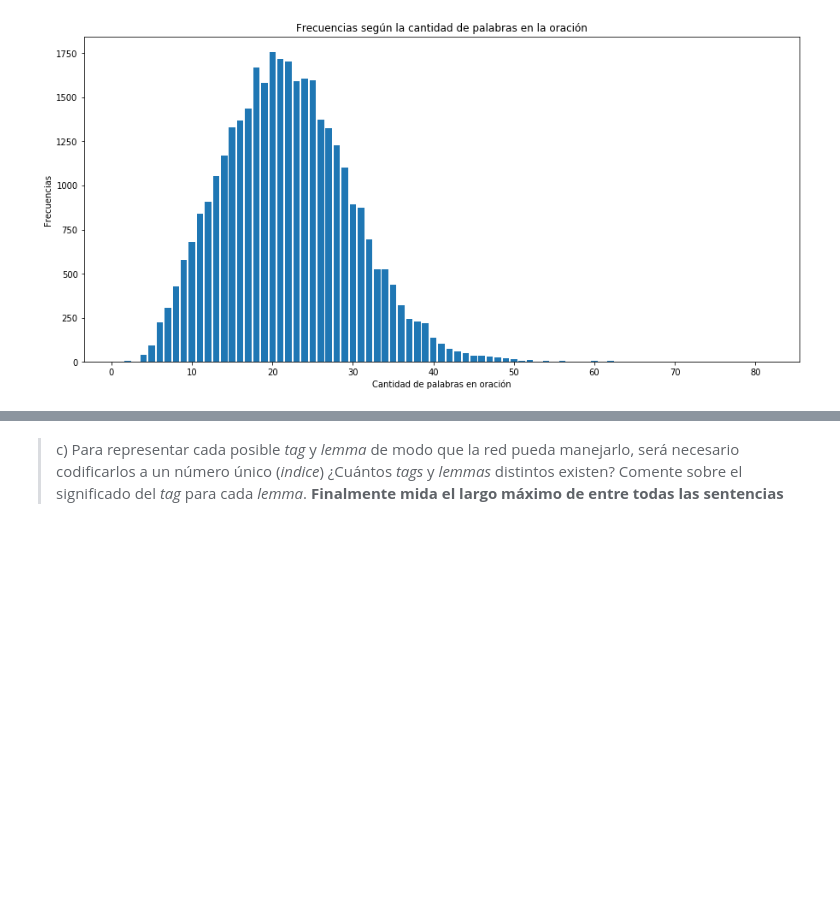
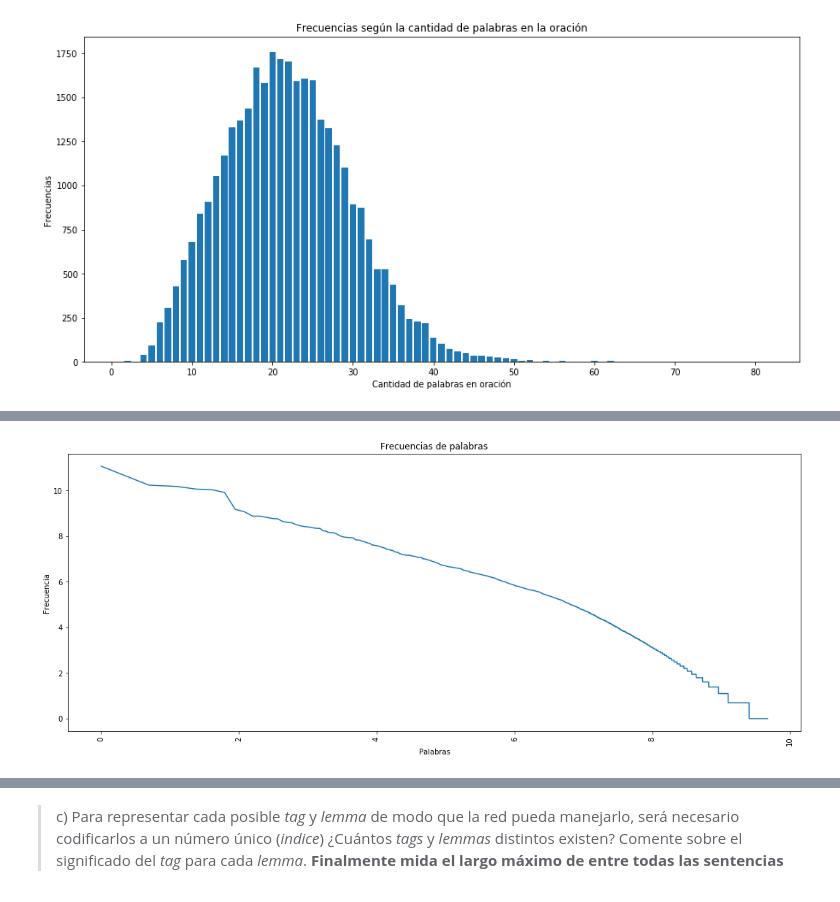
Before and after one commit to AHRojo/ann2, a Jupyter notebook: Pregunta_1.ipynb, the cells around one changed output, grey strips where cells are left out. Drawn from its saved outputs; the diff is of its cells as text; code cells hidden in the pictures; blank space fills up the shorter version.

```diff
--- a/Pregunta_1.ipynb
+++ b/Pregunta_1.ipynb
@@ -135,0 +185,12 @@ for i in keys:
+# %%
+plt.figure(figsize=(18, 7))
+
+plt.plot(x_ticks, y_ticks)
+plt.xticks(rotation='vertical')
+plt.xlabel("Palabras")
+plt.ylabel("Frecuencia")
+plt.title("Frecuencias de palabras")
+
+plt.show()
+# %% [output]
+[figure, added]
```
Also changed, not shown: parts of 80 cells of this notebook, 1 other file.
